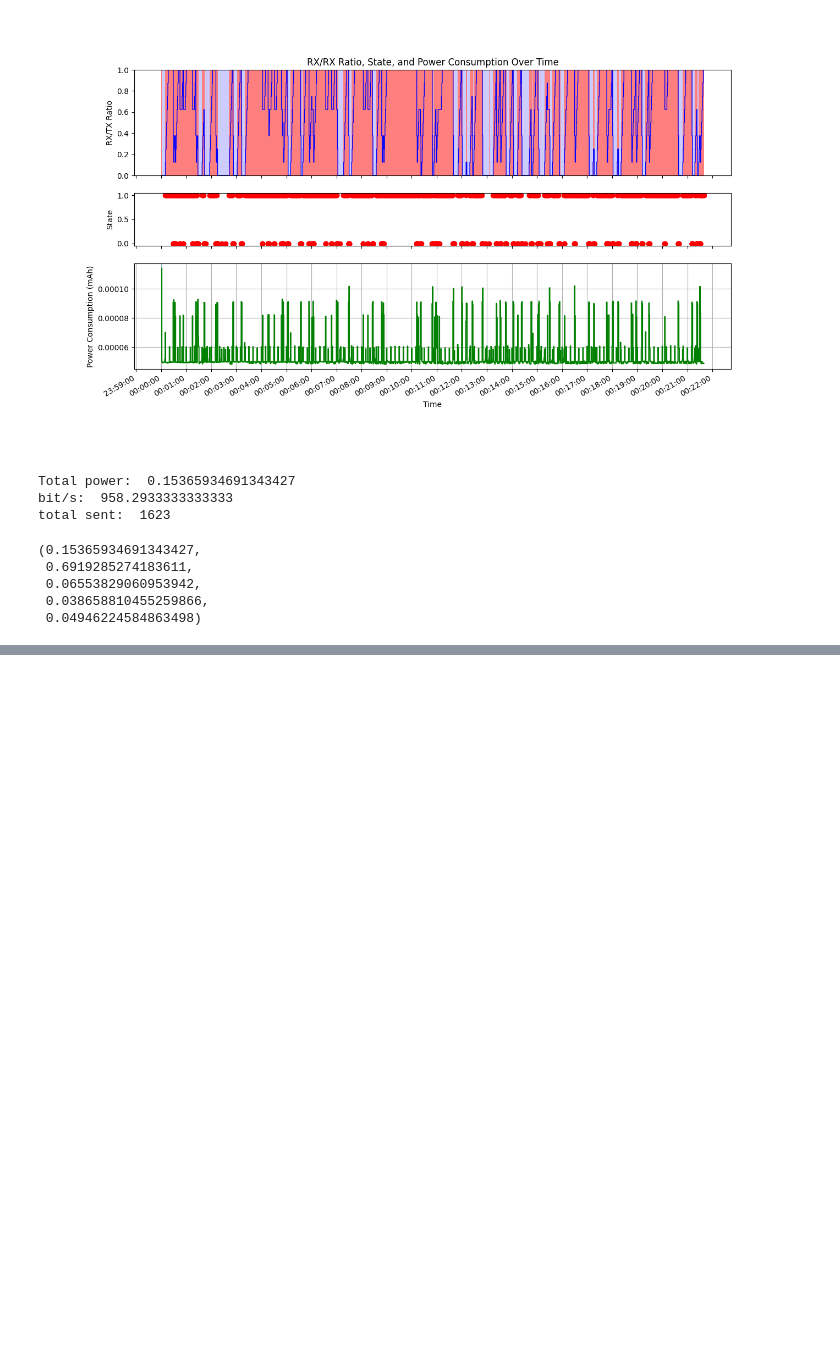
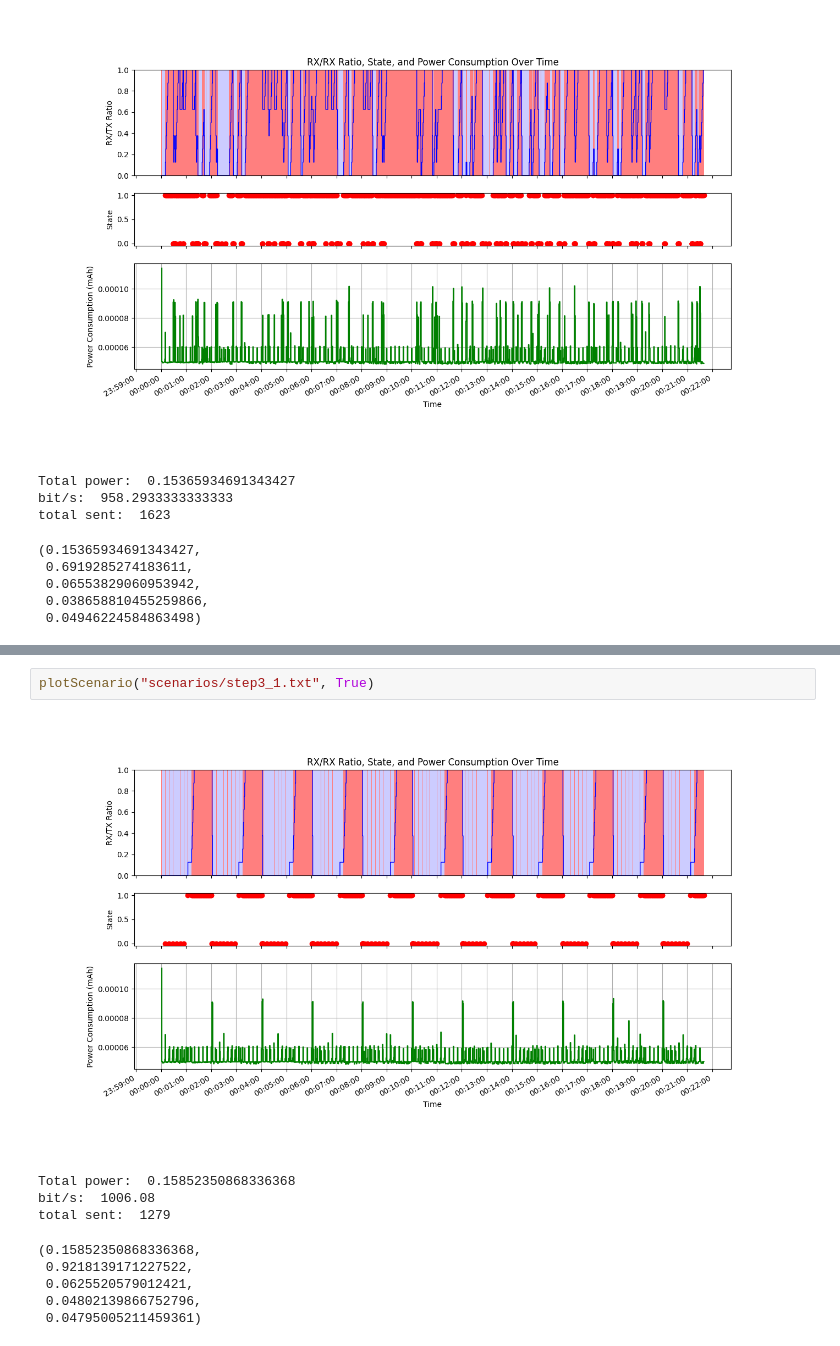
Before and after one commit to Rasmus-M-C/WSN-Project, a Jupyter notebook: plot.ipynb, the cells around one changed output, grey strips where cells are left out. Cells and saved outputs as stored; diff of their text form; blank space fills up the shorter version.

```diff
--- a/plot.ipynb
+++ b/plot.ipynb
@@ -325,0 +334,12 @@ total sent:  1254
+# %%
+plotScenario("scenarios/step3_1.txt", True)
+# %% [output]
+[figure, added]
+Total power:  0.15852350868336368
+bit/s:  1006.08
+total sent:  1279
+(0.15852350868336368,
+ 0.9218139171227522,
+ 0.0625520579012421,
+ 0.04802139866752796,
+ 0.04795005211459361)
```
Also changed, not shown: parts of 3 cells of this notebook, 12 other files.
